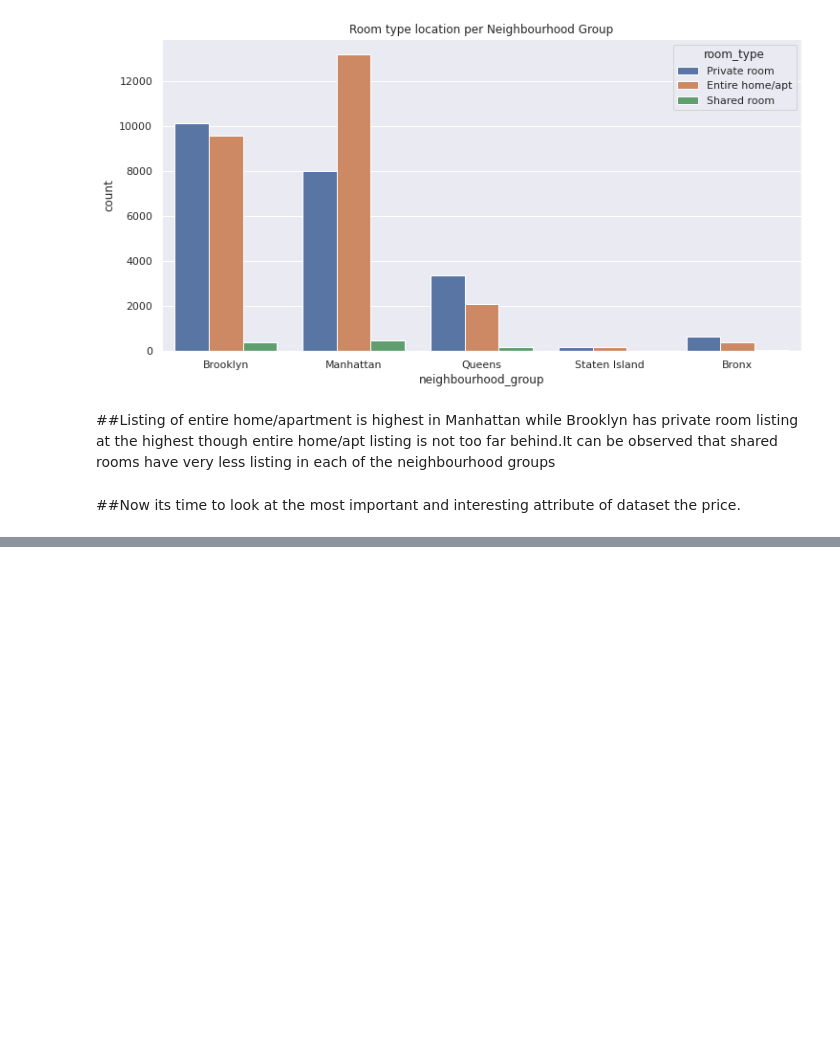
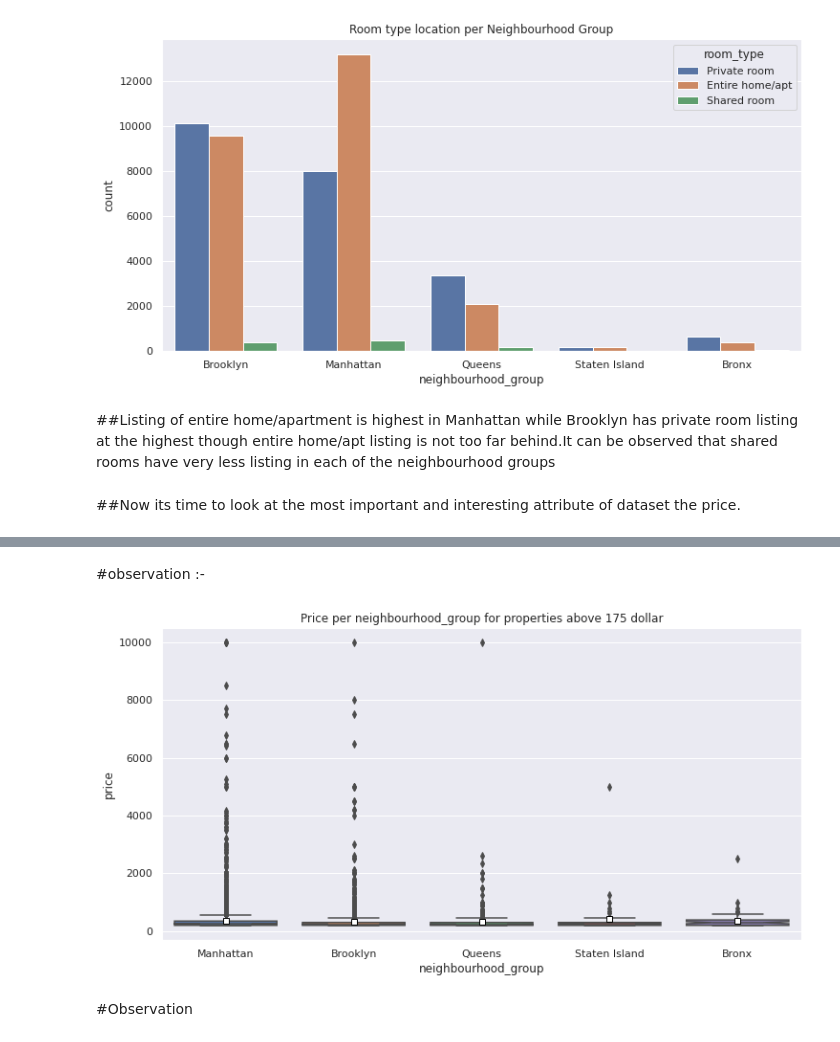
Before and after one commit to Rahul2661998/EDA-Capstone-project-AirBNB_Booking_Analysis-, a Jupyter notebook: Copy_of_Airbnb_Bookings_Analysis_Capstone_Project.ipynb, the cells around one changed output, grey strips where cells are left out. Saved outputs shown, nothing was run; the diff lists cells and outputs as text; code cells hidden in the pictures; blank space fills up the shorter version.

```diff
--- a/Copy_of_Airbnb_Bookings_Analysis_Capstone_Project.ipynb
+++ b/Copy_of_Airbnb_Bookings_Analysis_Capstone_Project.ipynb
@@ -184,0 +219,14 @@ plt.ioff()
+# %% [markdown]
+#observation :-
+# %%
+title = 'Price per neighbourhood_group for properties above 175 dollar'
+data_above=data.loc[data['price'] > 175]
+#f, ax = plt.subplots(figsize=(8, 6))
+sns.boxplot(x=x, y=y, data=data_above, notch=True, showmeans=True,
+           meanprops={"marker":"s","markerfacecolor":"white", "markeredgecolor":"black"})
+plt.title(title)
+plt.ioff()
+# %% [output]
+[figure, added]
+# %% [markdown]
+#Observation
```
Also changed, not shown: parts of 6 cells of this notebook.
